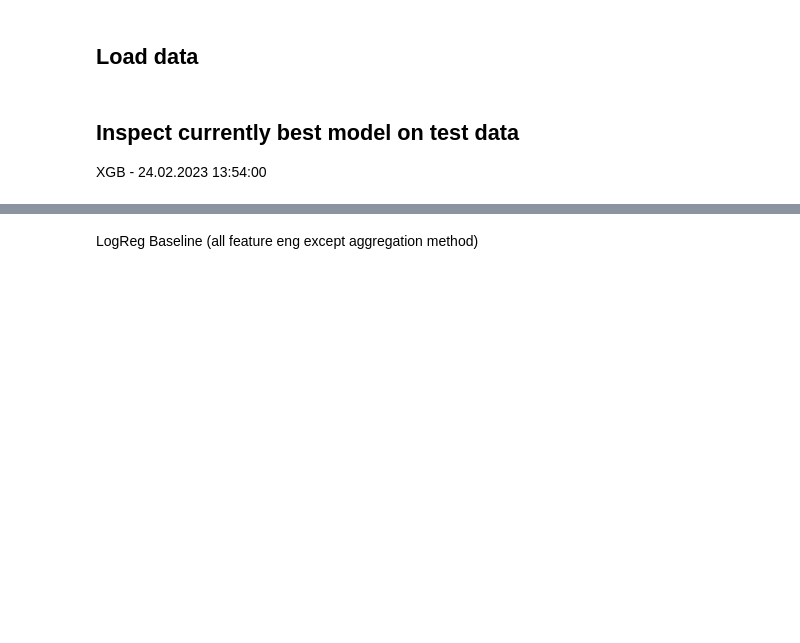
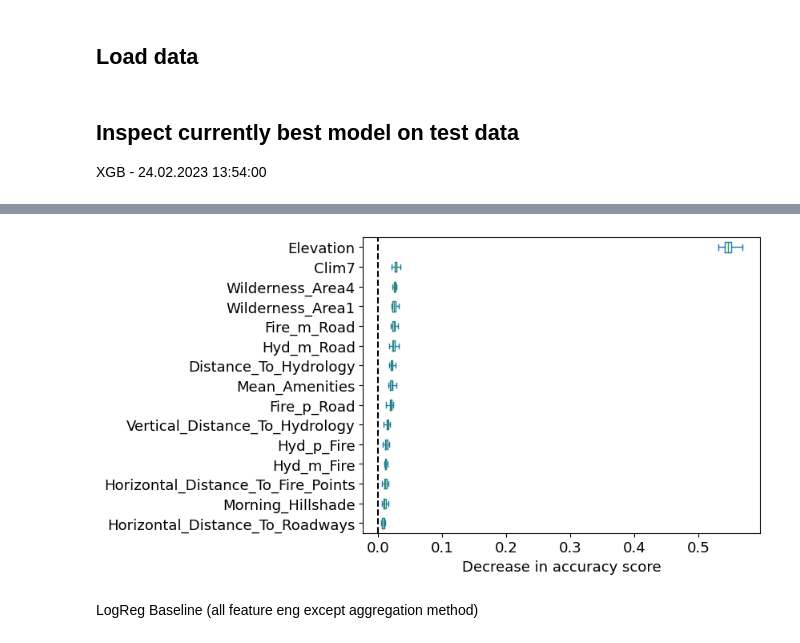
Before and after one commit to stlbnmaria/ml2challenge, a Jupyter notebook: modeling/prediction_analysis.ipynb, the cells around one changed output, grey strips where cells are left out. Saved outputs shown, nothing was run; the diff lists cells and outputs as text; code cells hidden in the pictures; blank space fills up the shorter version.

```diff
--- a/modeling/prediction_analysis.ipynb
+++ b/modeling/prediction_analysis.ipynb
@@ -48,0 +49,15 @@ plot_confusion_matrix(true, test_pred)
+# %%
+X_train, X_val, y_train, y_val = train_test_split(X, y, test_size=0.2, random_state=0)
+
+# define the input varibales
+estimator, feat_eng, drop_list, grid, pca_components = get_estimator(model_class="XGB")
+
+# get pipe and fit it on the train data
+pipe = get_training_pipeline(estimator, feat_eng, drop_list, pca_components)
+if grid is not None:
+    pipe.set_params(**grid)
+# %%
+pipe.fit(
+    X=X_train,
+    y=y_train,
+)
@@ -49,3 +83,23 @@ plot_confusion_matrix(true, test_pred)
+# %%
+X_val_ = deepcopy(pipe[0:10]).transform(X_val)
+r = permutation_importance(pipe[10], X_val_, y_val, n_repeats=30, random_state=0)
+sorted_importances_idx = r.importances_mean.argsort()
+importances = pd.DataFrame(
+    r.importances[sorted_importances_idx].T,
+    columns=X_val_.columns[sorted_importances_idx],
+)
+importances = importances.iloc[:,67:]
+# %%
+ax = importances.plot.box(vert=False, whis=10)
+ax.set_title("Permutation Importances (test set)")
+ax.axvline(x=0, color="k", linestyle="--")
+ax.set_xlabel("Decrease in accuracy score", size=13)
+plt.yticks(size=13)
+plt.xticks(size=13)
+# plt.title("")
+# plt.savefig("../../permutation_imp.pdf", bbox_inches="tight");
+# %% [output]
+[figure, added]
 # %% [markdown]
 LogReg Baseline (all feature eng except aggregation method)
 # %%
```
Also changed, not shown: parts of 8 cells of this notebook.
